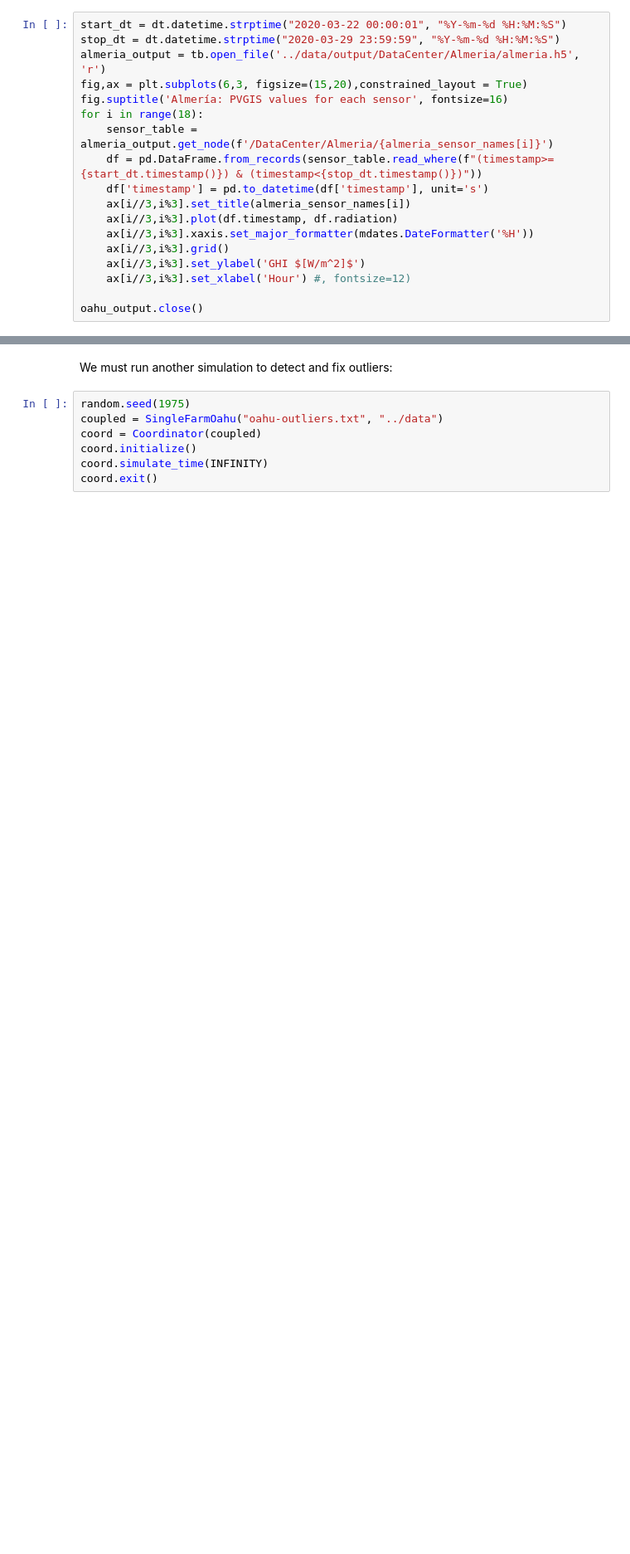
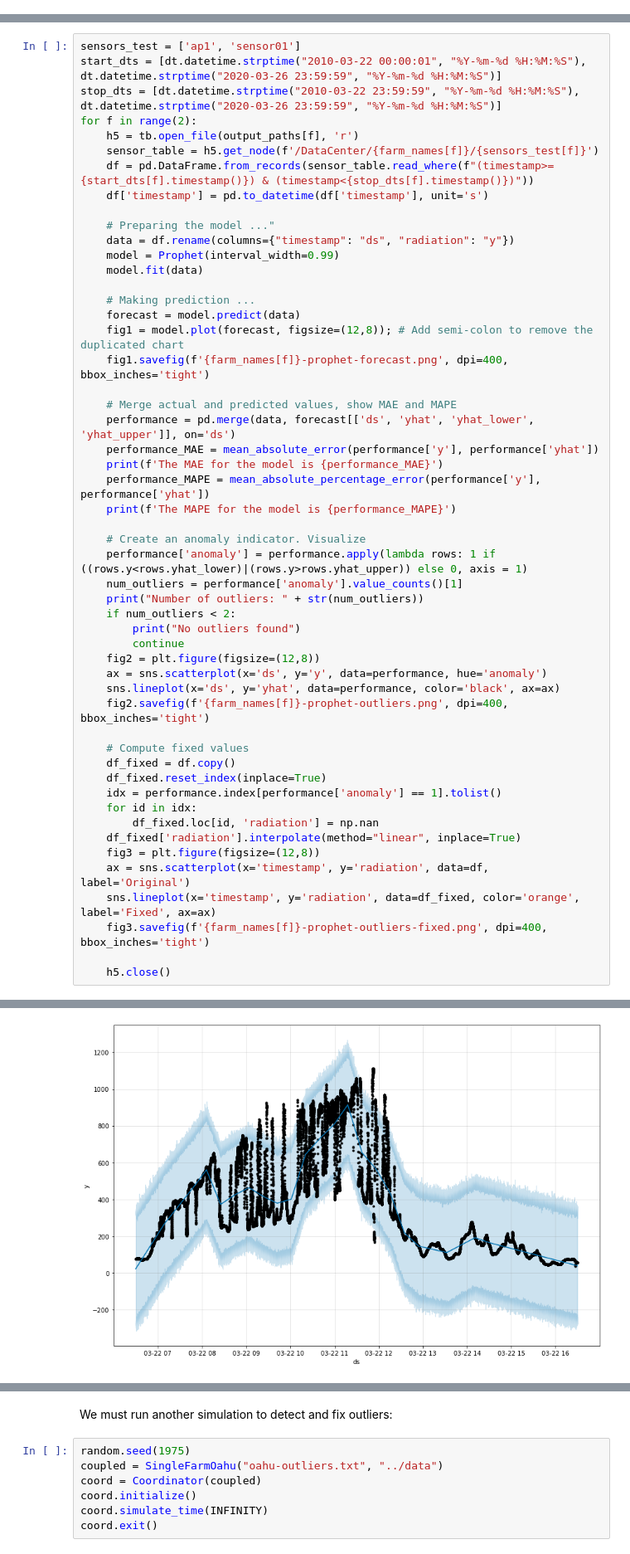
Before and after one commit to jlrisco/caide, a Jupyter notebook: notebooks/caide-results.ipynb, the cells around one changed output, grey strips where cells are left out. Shown at 83% size. Cells and saved outputs as stored; diff of their text form; blank space fills up the shorter version.

Commit message:
Formatting outliers report

```diff
--- a/notebooks/caide-results.ipynb
+++ b/notebooks/caide-results.ipynb
@@ -54,18 +59,0 @@ oahu_output.close()
-# %%
-start_dt = dt.datetime.strptime("2020-03-22 00:00:01", "%Y-%m-%d %H:%M:%S")
-stop_dt = dt.datetime.strptime("2020-03-29 23:59:59", "%Y-%m-%d %H:%M:%S")
-almeria_output = tb.open_file('../data/output/DataCenter/Almeria/almeria.h5', 'r')
-fig,ax = plt.subplots(6,3, figsize=(15,20),constrained_layout = True)
-fig.suptitle('Almería: PVGIS values for each sensor', fontsize=16)
-for i in range(18):
-    sensor_table = almeria_output.get_node(f'/DataCenter/Almeria/{almeria_sensor_names[i]}')
-    df = pd.DataFrame.from_records(sensor_table.read_where(f"(timestamp>={start_dt.timestamp()}) & (timestamp<{stop_dt.timestamp()})"))
-    df['timestamp'] = pd.to_datetime(df['timestamp'], unit='s')
-    ax[i//3,i%3].set_title(almeria_sensor_names[i])
-    ax[i//3,i%3].plot(df.timestamp, df.radiation)
-    ax[i//3,i%3].xaxis.set_major_formatter(mdates.DateFormatter('%H'))
-    ax[i//3,i%3].grid()
-    ax[i//3,i%3].set_ylabel('GHI $[W/m^2]$')
-    ax[i//3,i%3].set_xlabel('Hour') #, fontsize=12)
-
-oahu_output.close()
@@ -83,0 +62,53 @@ Writing ../data/input/simulations/oahu-outliers.txt
+# %%
+sensors_test = ['ap1', 'sensor01']
+start_dts = [dt.datetime.strptime("2010-03-22 00:00:01", "%Y-%m-%d %H:%M:%S"), dt.datetime.strptime("2020-03-26 23:59:59", "%Y-%m-%d %H:%M:%S")]
+stop_dts = [dt.datetime.strptime("2010-03-22 23:59:59", "%Y-%m-%d %H:%M:%S"), dt.datetime.strptime("2020-03-26 23:59:59", "%Y-%m-%d %H:%M:%S")]
+for f in range(2):
+    h5 = tb.open_file(output_paths[f], 'r')
+    sensor_table = h5.get_node(f'/DataCenter/{farm_names[f]}/{sensors_test[f]}')
+    df = pd.DataFrame.from_records(sensor_table.read_where(f"(timestamp>={start_dts[f].timestamp()}) & (timestamp<{stop_dts[f].timestamp()})"))
+    df['timestamp'] = pd.to_datetime(df['timestamp'], unit='s')
+
+    # Preparing the model ..."
+    data = df.rename(columns={"timestamp": "ds", "radiation": "y"})
+    model = Prophet(interval_width=0.99)
+    model.fit(data)
+
+    # Making prediction ...
+    forecast = model.predict(data)
+    fig1 = model.plot(forecast, figsize=(12,8)); # Add semi-colon to remove the duplicated chart
+    fig1.savefig(f'{farm_names[f]}-prophet-forecast.png', dpi=400, bbox_inches='tight')
+
+    # Merge actual and predicted values, show MAE and MAPE
+    performance = pd.merge(data, forecast[['ds', 'yhat', 'yhat_lower', 'yhat_upper']], on='ds')
+    performance_MAE = mean_absolute_error(performance['y'], performance['yhat'])
+    print(f'The MAE for the model is {performance_MAE}')
+    performance_MAPE = mean_absolute_percentage_error(performance['y'], performance['yhat'])
+    print(f'The MAPE for the model is {performance_MAPE}')
+
+    # Create an anomaly indicator. Visualize
+    performance['anomaly'] = performance.apply(lambda rows: 1 if ((rows.y<rows.yhat_lower)|(rows.y>rows.yhat_upper)) else 0, axis = 1)
+    num_outliers = performance['anomaly'].value_counts()[1]
+    print("Number of outliers: " + str(num_outliers))
+    if num_outliers < 2:
+        print("No outliers found")
+        continue
+    fig2 = plt.figure(figsize=(12,8))
+    ax = sns.scatterplot(x='ds', y='y', data=performance, hue='anomaly')
+    sns.lineplot(x='ds', y='yhat', data=performance, color='black', ax=ax)
+    fig2.savefig(f'{farm_names[f]}-prophet-outliers.png', dpi=400, bbox_inches='tight')
+
+    # Compute fixed values
+    df_fixed = df.copy()
+    df_fixed.reset_index(inplace=True)
+    idx = performance.index[performance['anomaly'] == 1].tolist()
+    for id in idx:
+        df_fixed.loc[id, 'radiation'] = np.nan
+    df_fixed['radiation'].interpolate(method="linear", inplace=True)
+    fig3 = plt.figure(figsize=(12,8))
+    ax = sns.scatterplot(x='timestamp', y='radiation', data=df, label='Original')
+    sns.lineplot(x='timestamp', y='radiation', data=df_fixed, color='orange', label='Fixed', ax=ax)
+    fig3.savefig(f'{farm_names[f]}-prophet-outliers-fixed.png', dpi=400, bbox_inches='tight')
+
+    h5.close()
+# %% [output]
@@ -83,0 +121 @@ Writing ../data/input/simulations/oahu-outliers.txt
+[figure, added]
```
Also changed, not shown: parts of 17 cells of this notebook, 1 other file.
